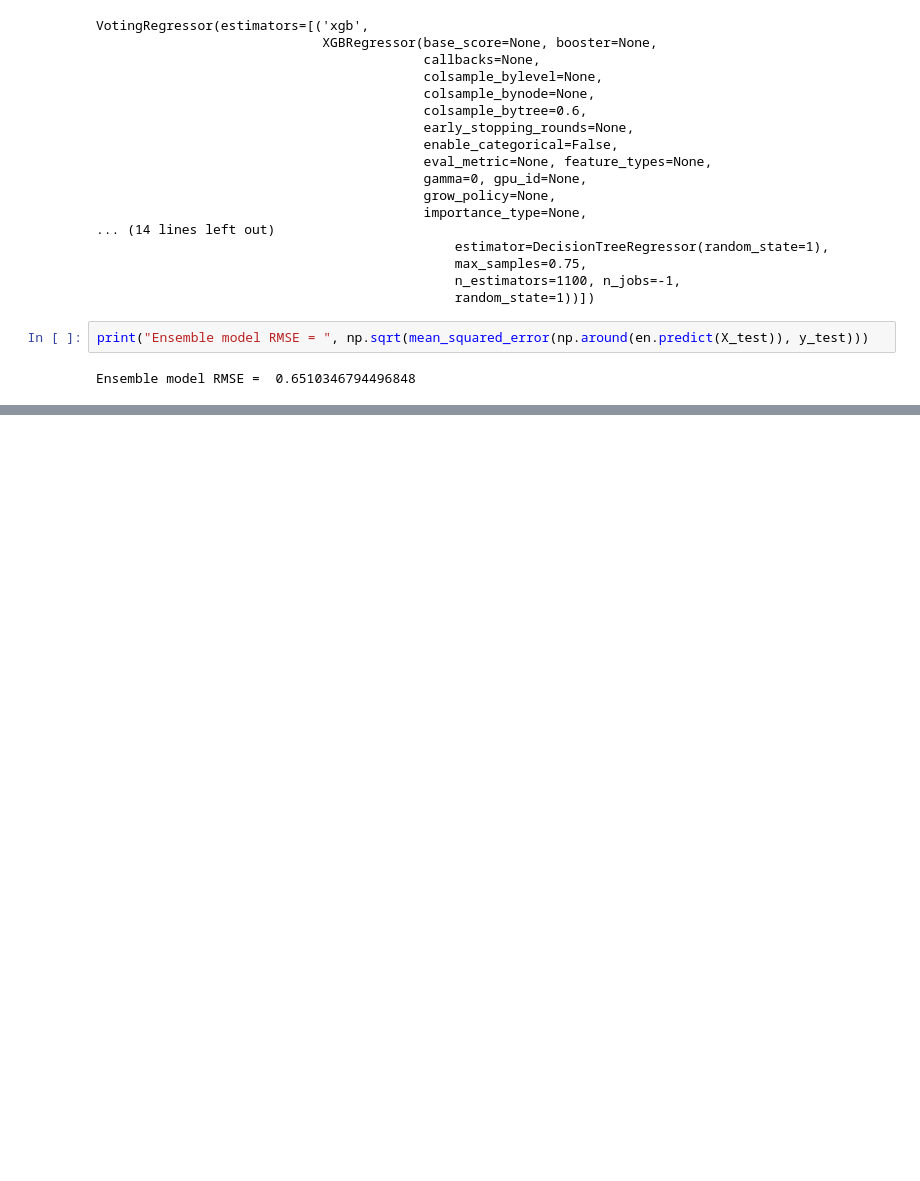
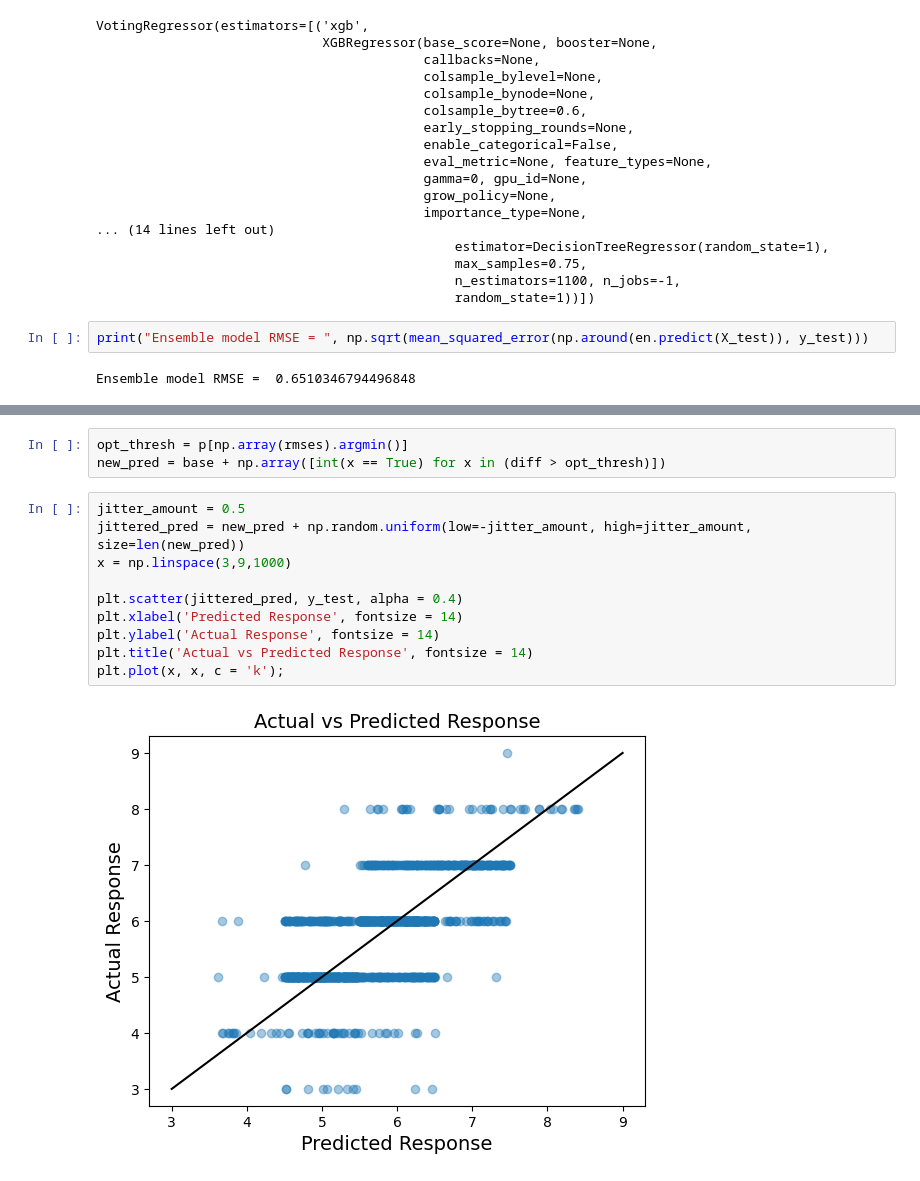
Before and after one commit to notlilawells/Saturn-303-3, a Jupyter notebook: ensemble_model.ipynb, the cells around one changed output, grey strips where cells are left out. Drawn from its saved outputs; the diff is of its cells as text; blank space fills up the shorter version.

```diff
--- a/ensemble_model.ipynb
+++ b/ensemble_model.ipynb
@@ -112,0 +366,15 @@ Ensemble model RMSE =  0.6510346794496848
+# %%
+opt_thresh = p[np.array(rmses).argmin()]
+new_pred = base + np.array([int(x == True) for x in (diff > opt_thresh)])
+# %%
+jitter_amount = 0.5
+jittered_pred = new_pred + np.random.uniform(low=-jitter_amount, high=jitter_amount, size=len(new_pred))
+x = np.linspace(3,9,1000)
+
+plt.scatter(jittered_pred, y_test, alpha = 0.4)
+plt.xlabel('Predicted Response', fontsize = 14)
+plt.ylabel('Actual Response', fontsize = 14)
+plt.title('Actual vs Predicted Response', fontsize = 14)
+plt.plot(x, x, c = 'k');
+# %% [output]
+[figure, added]
```
Also changed, not shown: parts of 32 cells of this notebook.
